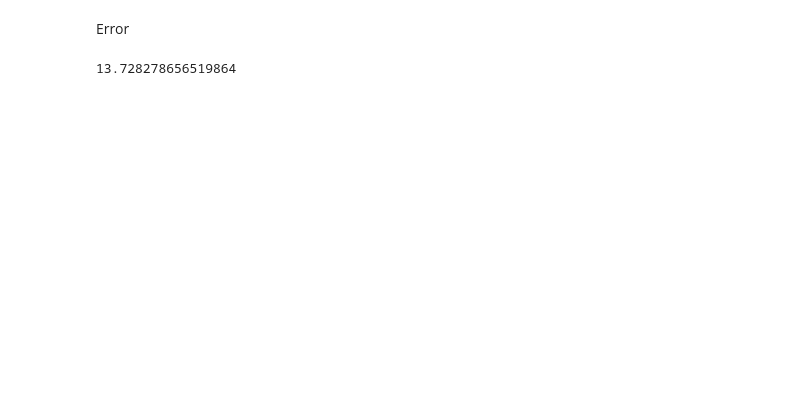
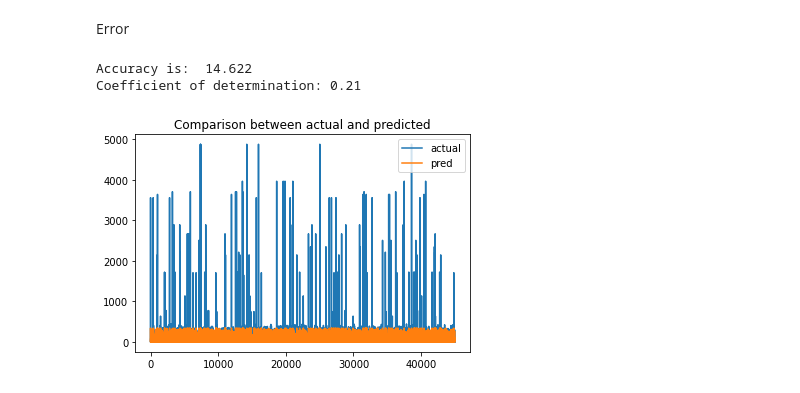
Before and after one commit to SiNa88/clusterdata-prediction, a Jupyter notebook: cluster-trace-microservices-v2021/microservice-prediction/mcr_rt_mlp.ipynb, the cells around one changed output. Drawn from its saved outputs; the diff is of its cells as text; code cells hidden in the pictures; blank space fills up the shorter version.

```diff
--- a/cluster-trace-microservices-v2021/microservice-prediction/mcr_rt_mlp.ipynb
+++ b/cluster-trace-microservices-v2021/microservice-prediction/mcr_rt_mlp.ipynb
@@ -65,8 +73,20 @@ plt.show()
 # %% [markdown]
 Error
 # %%
-from sklearn.metrics import mean_squared_error, mean_absolute_error
+from sklearn.metrics import mean_squared_error, mean_absolute_error, r2_score
 #print(mean_squared_error(Y_test, Y_predict))
-print(mean_absolute_error(Y_test, Y_predict))
+print("Accuracy is: ",numpy.round(mean_absolute_error(Y_test, Y_predict),4))
+print('Coefficient of determination: %.2f' % r2_score(Y_test,Y_predict))
 # %% [output]
-13.728278656519864
+Accuracy is:  14.622
+Coefficient of determination: 0.21
+# %%
+plt.plot(Y_test, label='actual')  # actual plot
+plt.plot(Y_predict, label='pred')  # predicted plot
+plt.title('Comparison between actual and predicted')
+plt.ylabel('', fontsize=18)
+plt.xlabel('', fontsize=18)
+plt.legend()
+plt.show()
+# %% [output]
+[figure, added]
```
Also changed, not shown: parts of 3 cells of this notebook, 1 other file.
